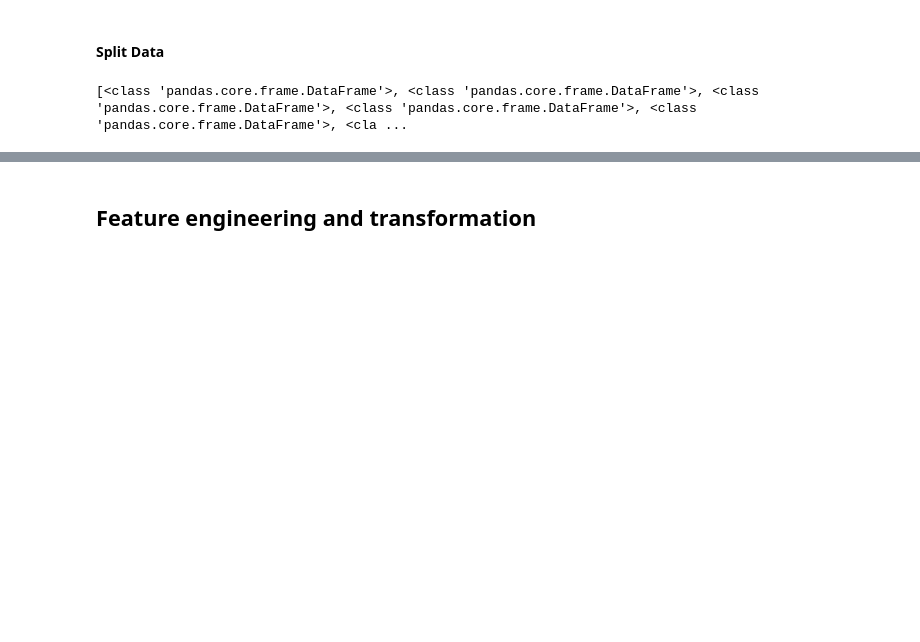
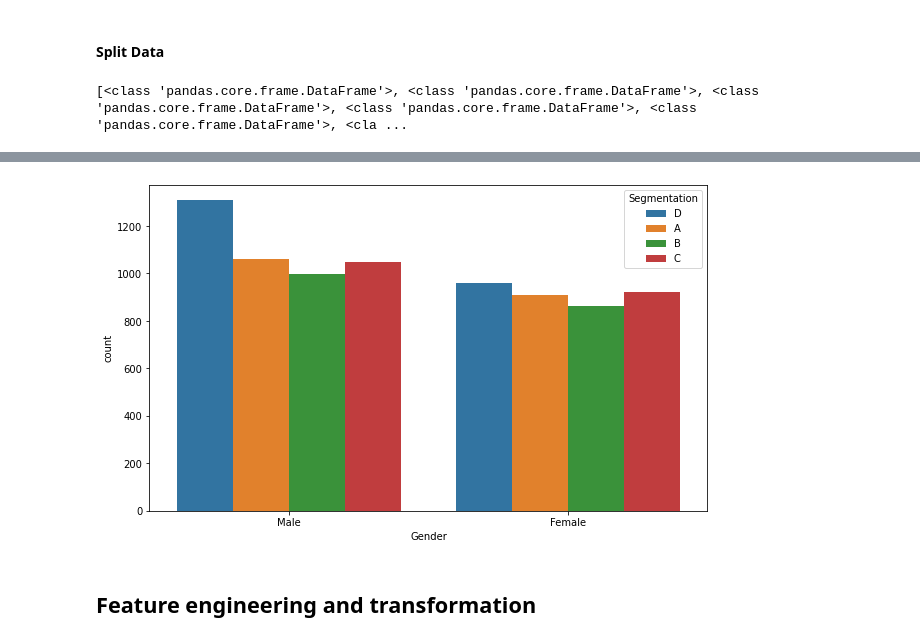
Before and after one commit to SamuelMiller413/Coding-Nomads-Deep-Learning-Miniproject-1, a Jupyter notebook: dl_miniproject_1_tabular_data.ipynb, the cells around one changed output, grey strips where cells are left out. Drawn from its saved outputs; the diff is of its cells as text; code cells hidden in the pictures; blank space fills up the shorter version.

```diff
--- a/dl_miniproject_1_tabular_data.ipynb
+++ b/dl_miniproject_1_tabular_data.ipynb
@@ -572,3 +657,7 @@ Name: Segmentation, dtype: float64 ohe'd
+# %%
+plot_grep('gender')
+# %% [output]
+[figure, added]
 # %% [markdown]
 ## Feature engineering and transformation
 # %% [markdown]
```
Also changed, not shown: parts of 57 cells of this notebook.
